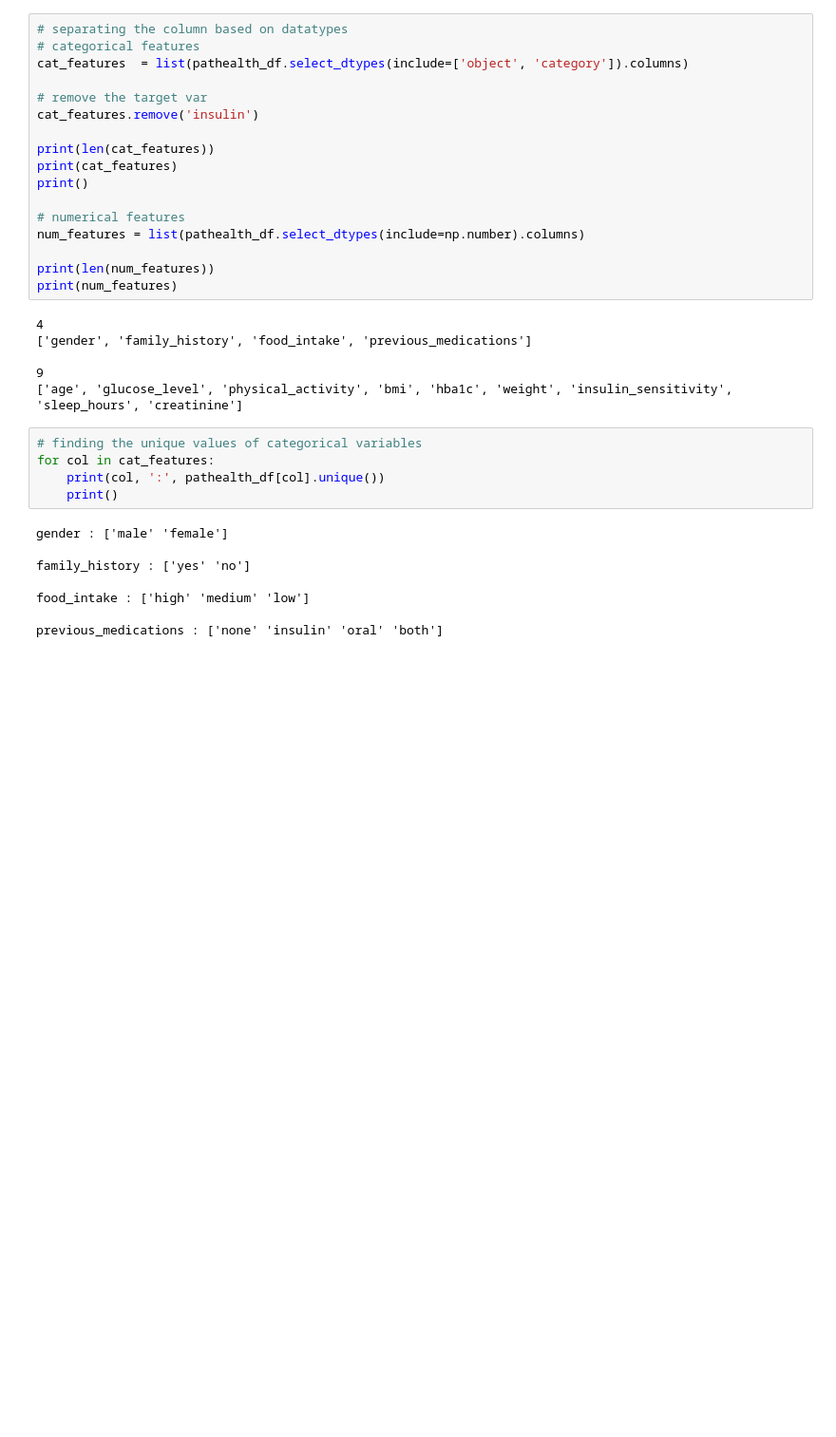
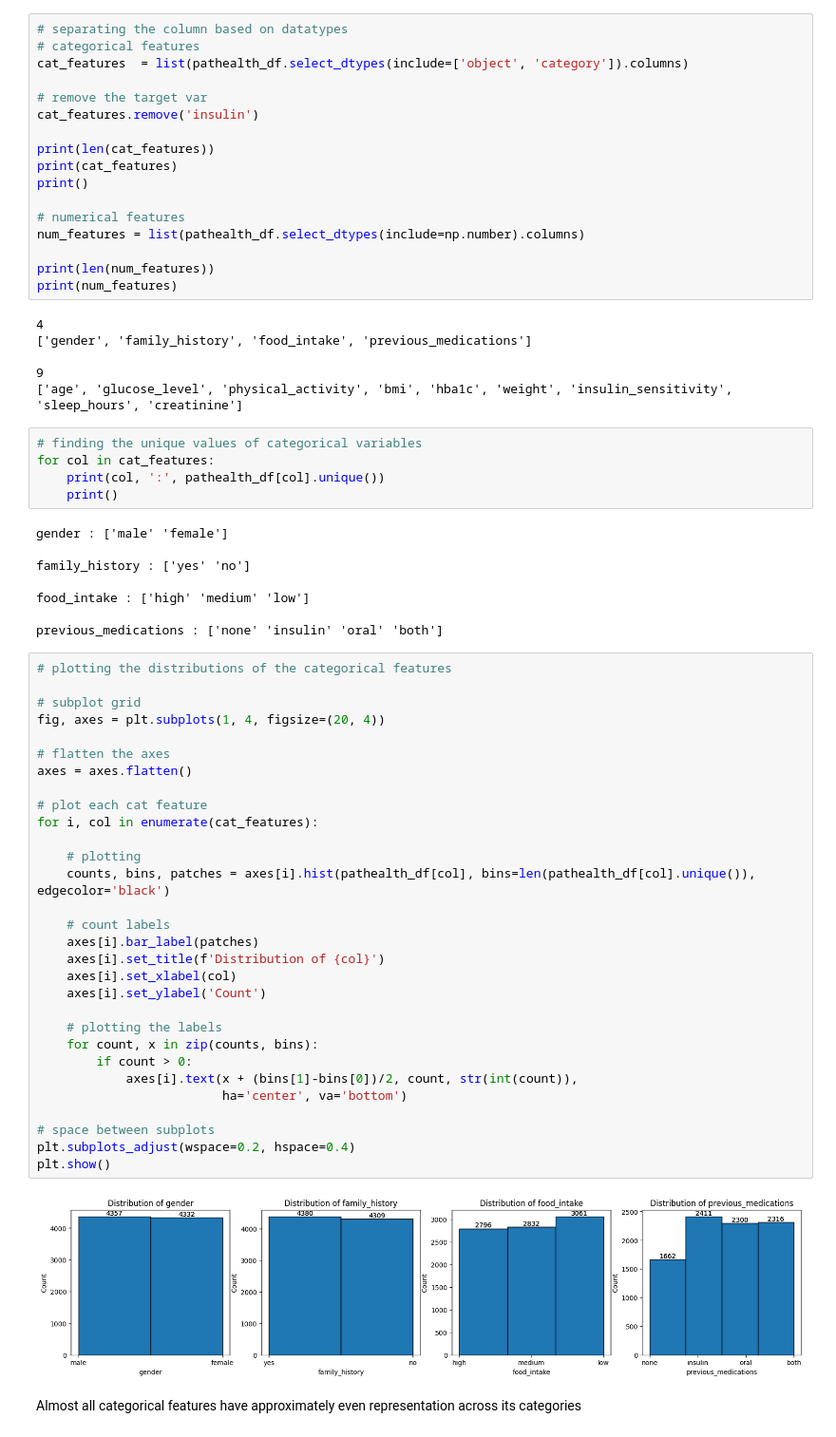
Before and after one commit to srikaldata/ml-zoomcamp-2025, a Jupyter notebook: midterm-project/modeling.ipynb, the cells around one changed output. Shown: that part at 95% size. Cells and saved outputs as stored; diff of their text form; blank space fills up the shorter version.

Commit message:
midterm project - eda - distributions of categorical features

```diff
--- a/midterm-project/modeling.ipynb
+++ b/midterm-project/modeling.ipynb
@@ -238,3 +238,37 @@ family_history : ['yes' 'no']
 food_intake : ['high' 'medium' 'low']
 
 previous_medications : ['none' 'insulin' 'oral' 'both']
+# %%
+# plotting the distributions of the categorical features
+
+# subplot grid
+fig, axes = plt.subplots(1, 4, figsize=(20, 4))
+
+# flatten the axes
+axes = axes.flatten()
+
+# plot each cat feature
+for i, col in enumerate(cat_features):
+
+    # plotting
+    counts, bins, patches = axes[i].hist(pathealth_df[col], bins=len(pathealth_df[col].unique()), edgecolor='black')
+
+    # count labels
+    axes[i].bar_label(patches)
+    axes[i].set_title(f'Distribution of {col}')
+    axes[i].set_xlabel(col)
+    axes[i].set_ylabel('Count')
+
+    # plotting the labels
+    for count, x in zip(counts, bins):
+        if count > 0:
+            axes[i].text(x + (bins[1]-bins[0])/2, count, str(int(count)),
+                         ha='center', va='bottom')
+
+# space between subplots
+plt.subplots_adjust(wspace=0.2, hspace=0.4)
+plt.show()
+# %% [output]
+[figure, added]
+# %% [markdown]
+Almost all categorical features have approximately even representation across its categories
```
